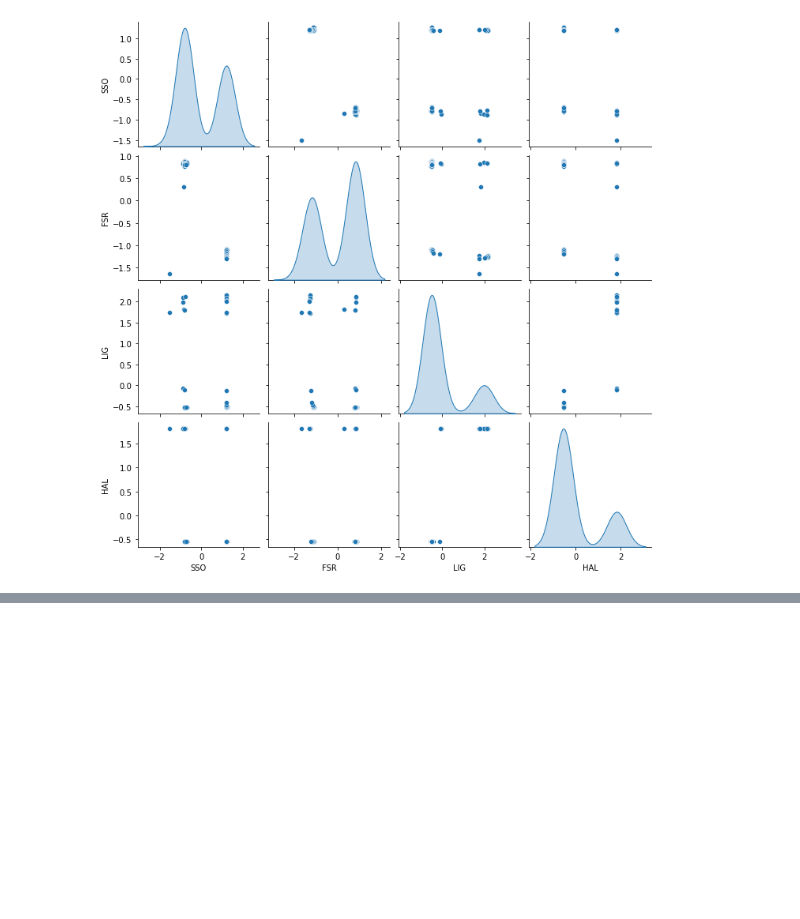
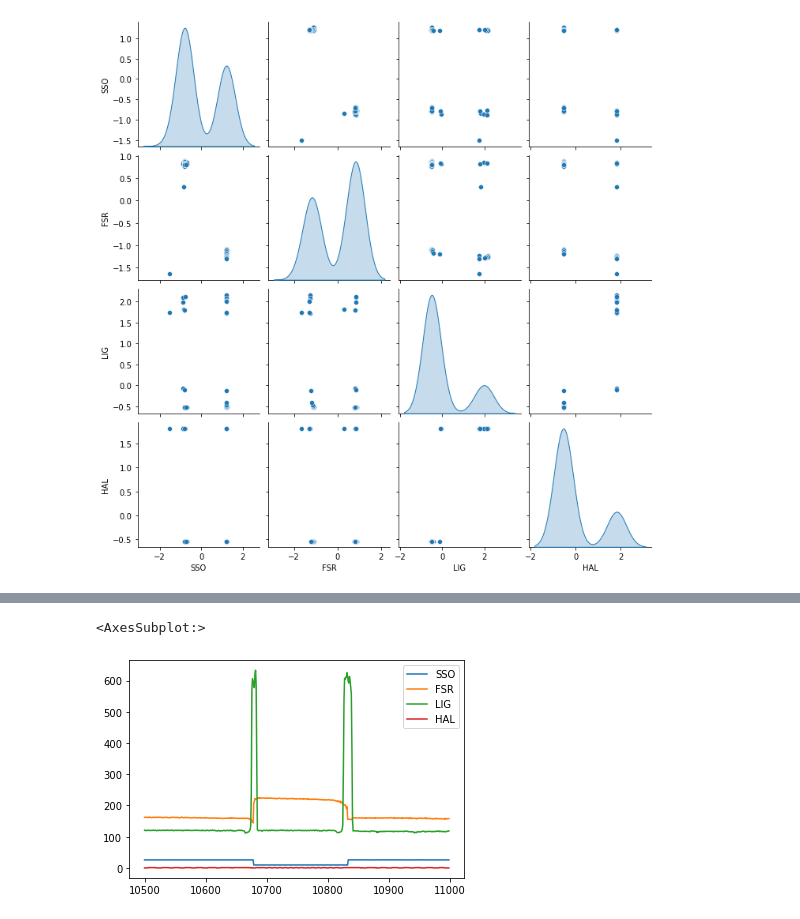
Before and after one commit to WhiteHyun/Lab, a Jupyter notebook: thesis/graph.ipynb, the cells around one changed output, grey strips where cells are left out. Saved outputs shown, nothing was run; the diff lists cells and outputs as text; code cells hidden in the pictures; blank space fills up the shorter version.

```diff
--- a/thesis/graph.ipynb
+++ b/thesis/graph.ipynb
@@ -44,0 +75,5 @@ sns.pairplot(normalization_df, diag_kind="kde")
+# %%
+sensor_df.iloc[10500:11000, :].plot()
+# %% [output]
+<AxesSubplot:>
+[figure, added]
```
Also changed, not shown: parts of 24 cells of this notebook, 1 other file.
